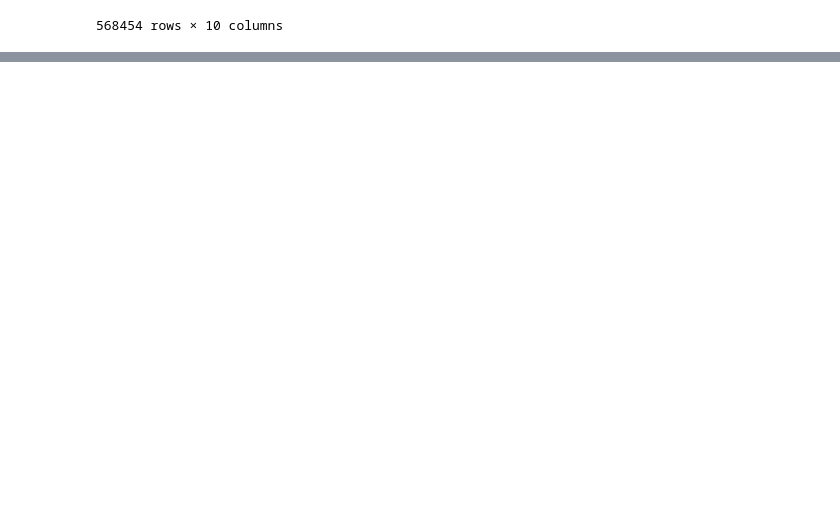
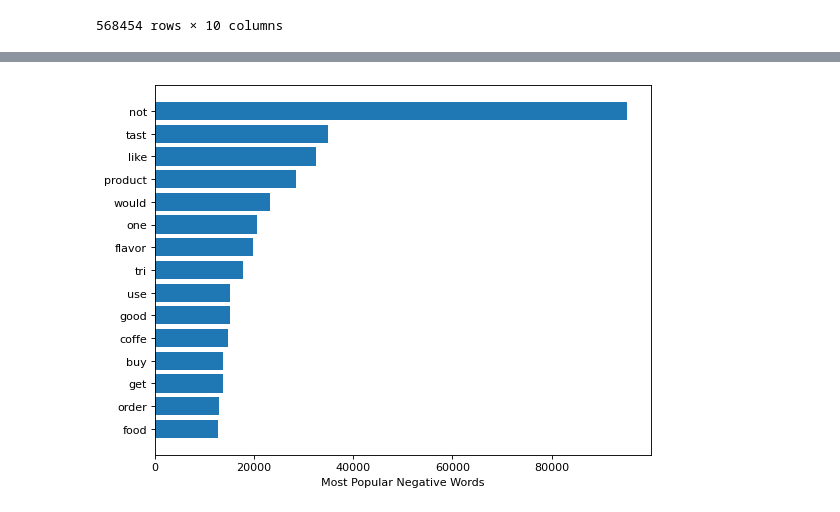
Before and after one commit to SophiaBouchama/review-analysis-teamc, a Jupyter notebook: code/preprocessing.ipynb, the cells around one changed output, grey strips where cells are left out. Cells and saved outputs as stored; diff of their text form; code cells hidden in the pictures; blank space fills up the shorter version.

```diff
--- a/code/preprocessing.ipynb
+++ b/code/preprocessing.ipynb
@@ -74,0 +299,15 @@ reviews['Usefulness']  = usefulness
+# %%
+neg_words = negative.most_common(15)
+neg_words.sort(key=lambda x: x[1], reverse=False)
+words=[]
+times=[]
+for w,t in neg_words:
+    words.append(w)
+    times.append(t)
+figure(num=None, figsize=(8, 6), dpi=80, facecolor='w', edgecolor='k')
+plt.barh(range(len(words)),times)
+plt.yticks(range(len(words)),words)
+plt.xlabel('Most Popular Negative Words')
+plt.show()
+# %% [output]
+[figure, added]
```
Also changed, not shown: parts of 25 cells of this notebook.
